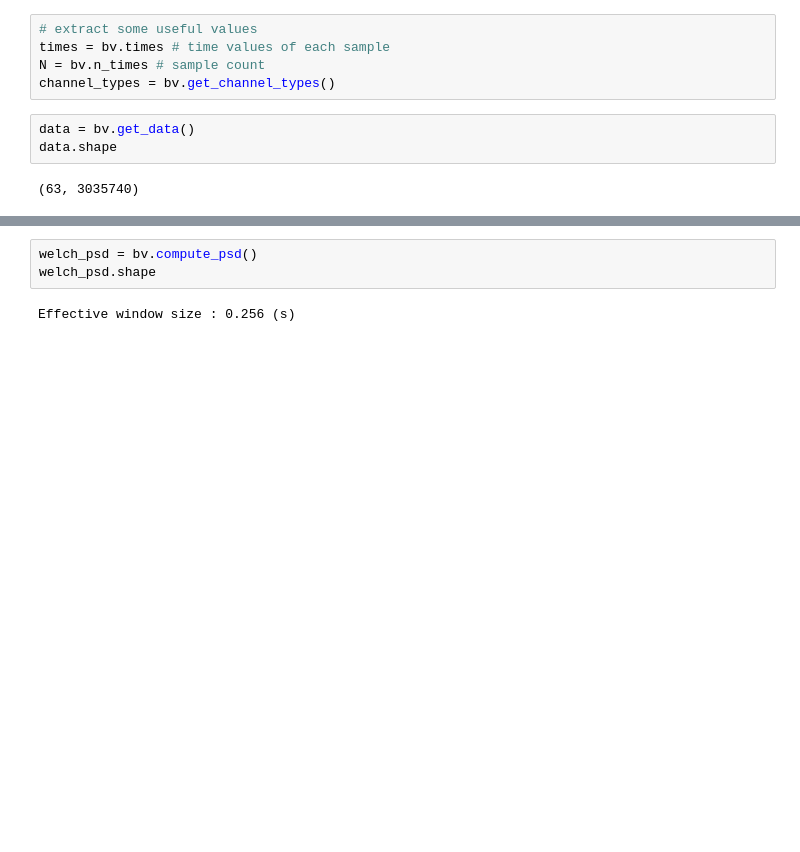
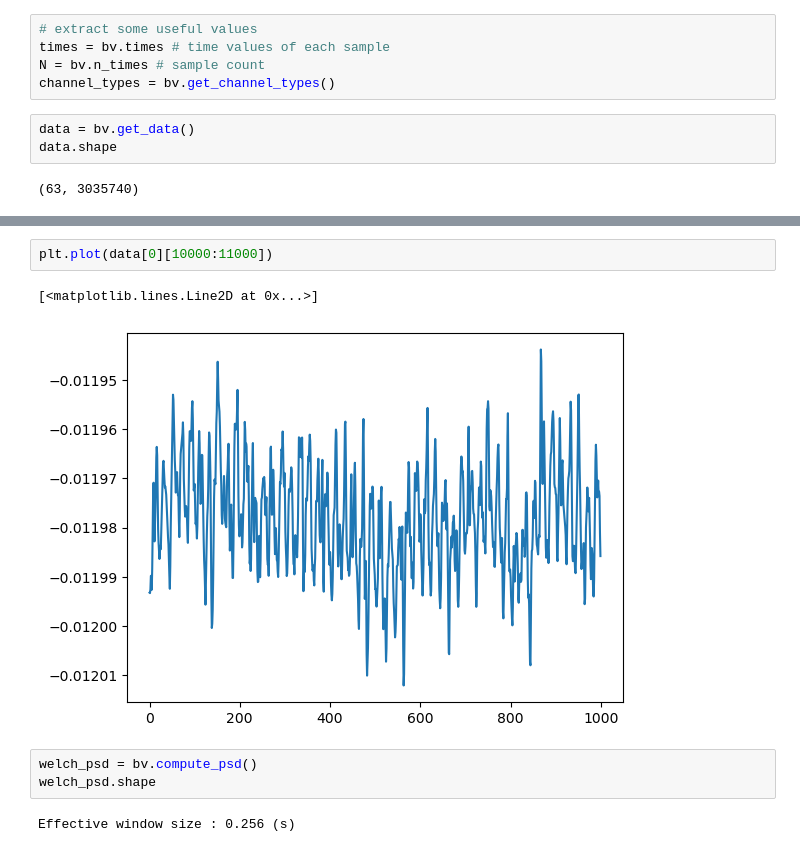
Before and after one commit to StoneT2000/COGS189Project, a Jupyter notebook: notebooks/Stone_EDA.ipynb, the cells around one changed output, grey strips where cells are left out. Drawn from its saved outputs; the diff is of its cells as text; blank space fills up the shorter version.

```diff
--- a/notebooks/Stone_EDA.ipynb
+++ b/notebooks/Stone_EDA.ipynb
@@ -75,3 +77,8 @@ plt.plot(data[0][:50000])
+# %%
+plt.plot(data[0][10000:11000])
+# %% [output]
+[<matplotlib.lines.Line2D at 0x...>]
+[figure, added]
 # %%
 welch_psd = bv.compute_psd()
 welch_psd.shape
```
Also changed, not shown: parts of 7 cells of this notebook.
